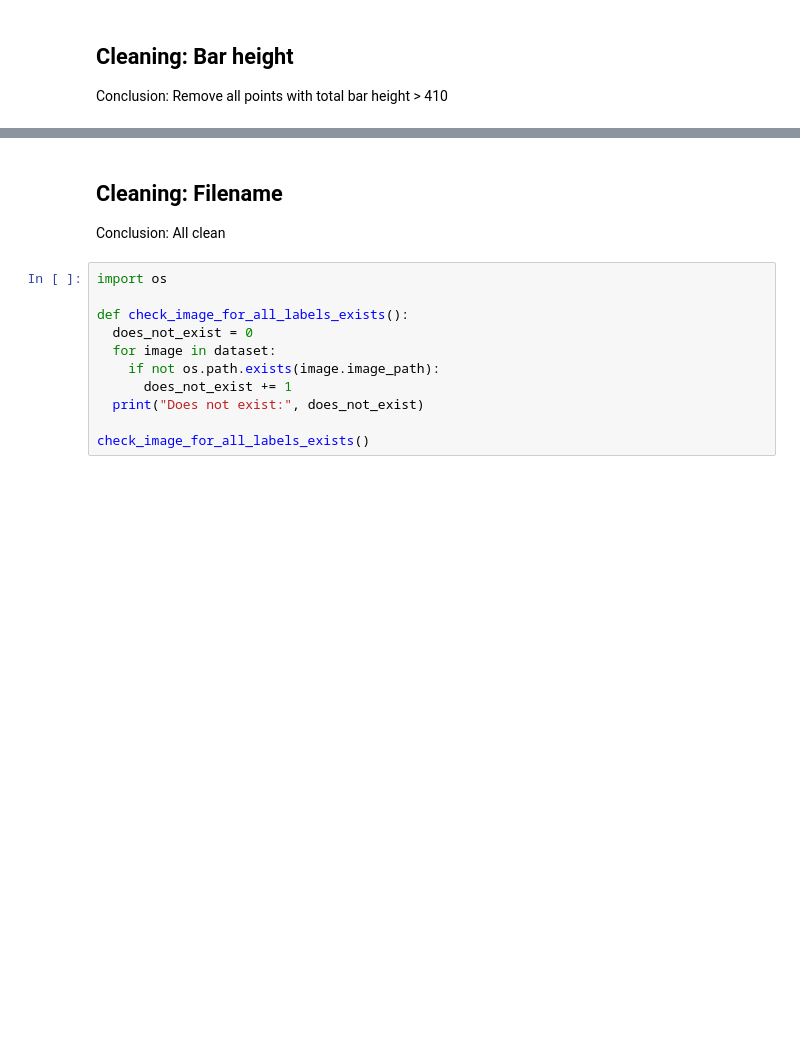
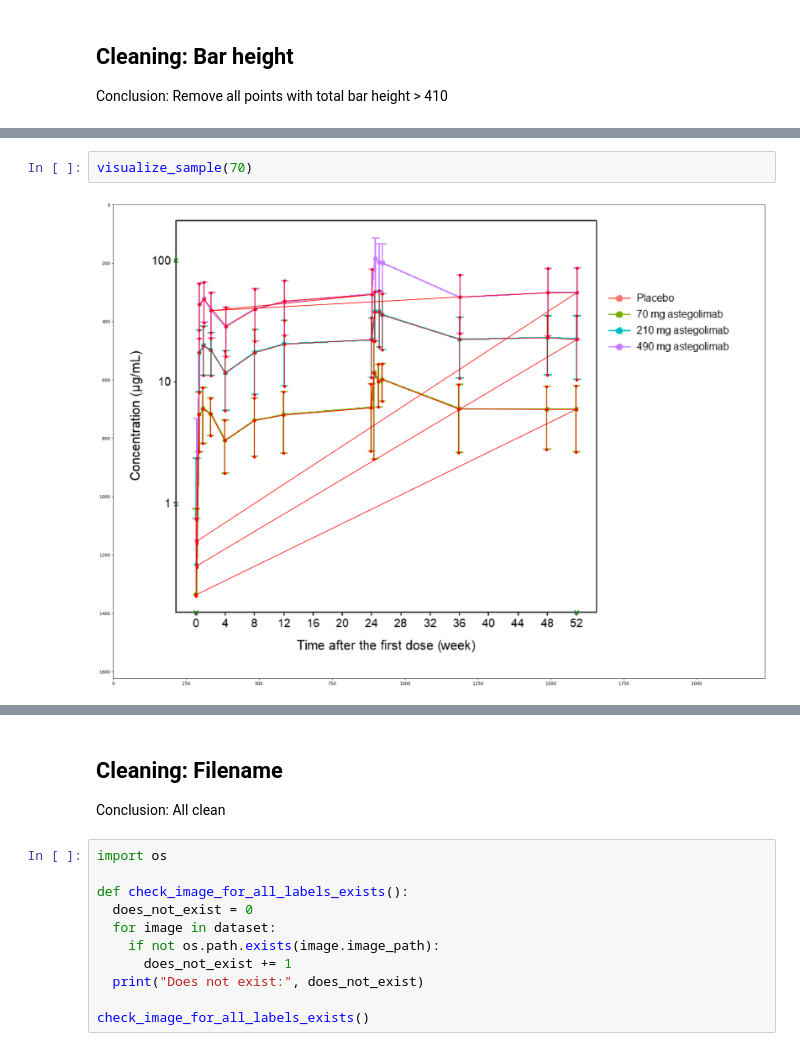
Before and after one commit to roundspecs/error-bar-detection, a Jupyter notebook: notebook.ipynb, the cells around one changed output, grey strips where cells are left out. Drawn from its saved outputs; the diff is of its cells as text; blank space fills up the shorter version.

```diff
--- a/notebook.ipynb
+++ b/notebook.ipynb
@@ -179,0 +161,4 @@ Total large bars: 1453
+# %%
+visualize_sample(70)
+# %% [output]
+[figure, added]
```
Also changed, not shown: parts of 30 cells of this notebook.
